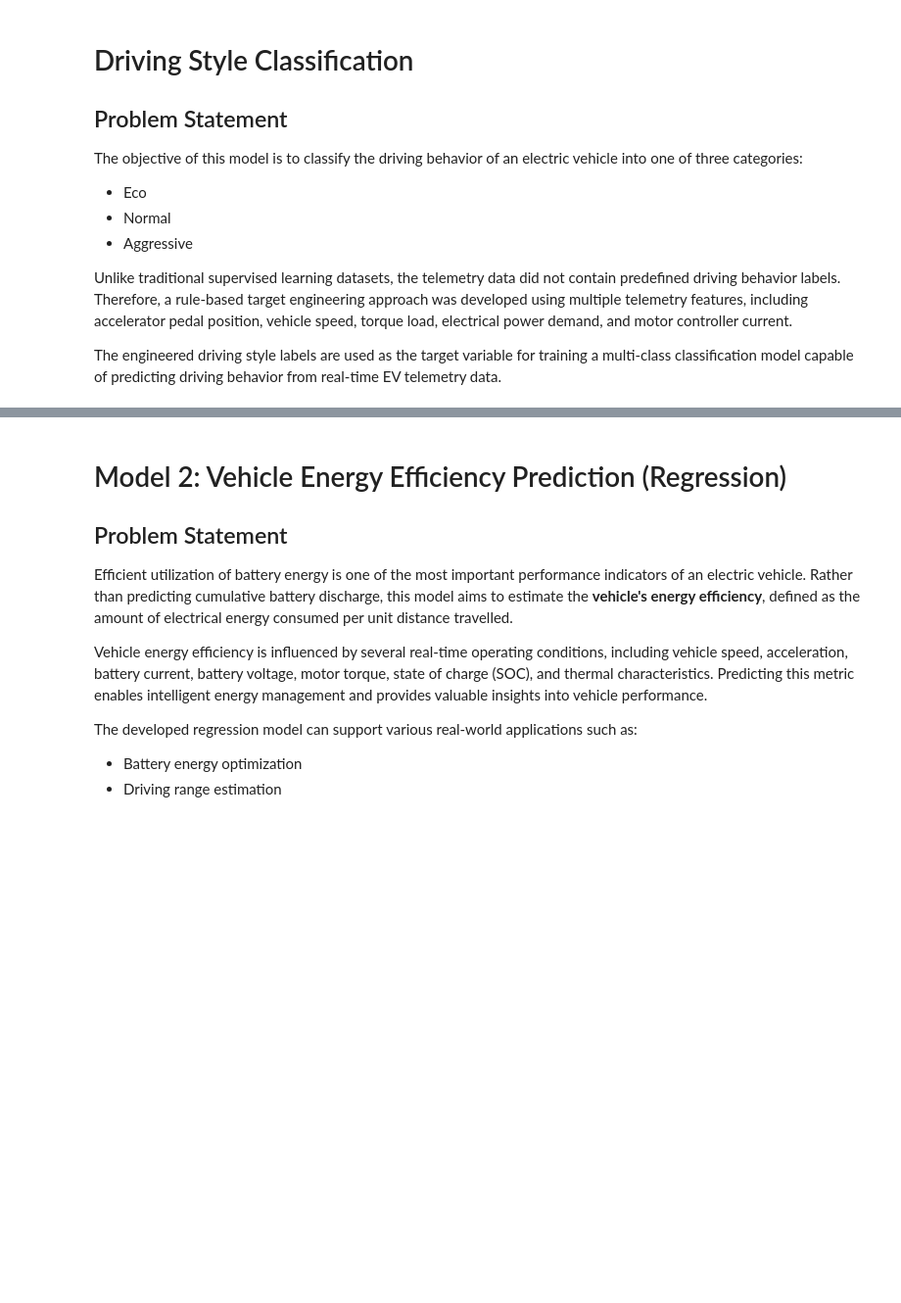
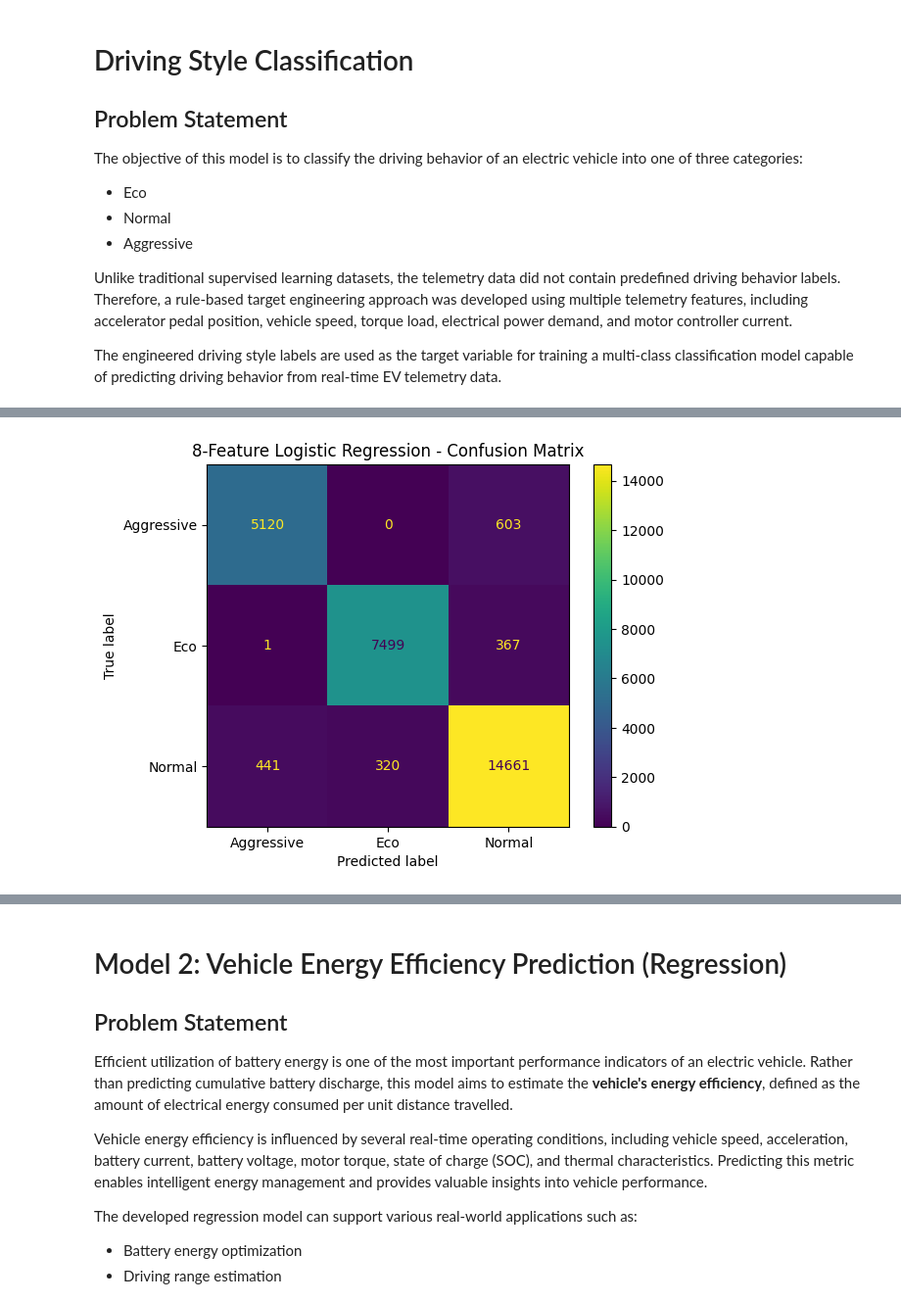
Before and after one commit to Shrawani-DS/ev-intelligence-system, a Jupyter notebook: notebook/ev_analysis.ipynb, the cells around one changed output, grey strips where cells are left out. Shown at 98% size. Cells and saved outputs as stored; diff of their text form; code cells hidden in the pictures; blank space fills up the shorter version.

```diff
--- a/notebook/ev_analysis.ipynb
+++ b/notebook/ev_analysis.ipynb
@@ -1243,0 +1338,15 @@ df["Total_Discharge_energy"].diff().describe()
+# %%
+# Train Logistic Regression - 8 Features
+
+
+lr_8 = LogisticRegression(
+    max_iter=1000,
+    random_state=42
+)
+
+lr_8.fit(
+    X8_train_scaled,
+    y_train
+)
+
+print("8-feature Logistic Regression training completed.")
@@ -1243,0 +1372,56 @@ df["Total_Discharge_energy"].diff().describe()
+# %%
+# Generate predictions
+
+
+y_pred_lr8 = lr_8.predict(X8_test_scaled)
+
+
+# ---------------------------------------------
+# Accuracy
+# ---------------------------------------------
+
+accuracy_lr8 = accuracy_score(y_test, y_pred_lr8)
+
+print("8-Feature Logistic Regression Accuracy:")
+print(accuracy_lr8)
+
+
+# ---------------------------------------------
+# Classification Report
+# ---------------------------------------------
+
+print("\nClassification Report:\n")
+
+print(
+    classification_report(
+        y_test,
+        y_pred_lr8
+    )
+)
+
+
+# ---------------------------------------------
+# Confusion Matrix
+# ---------------------------------------------
+
+cm_lr8 = confusion_matrix(
+    y_test,
+    y_pred_lr8
+)
+
+print("\nConfusion Matrix:\n")
+print(cm_lr8)
+
+
+# ---------------------------------------------
+# Confusion Matrix Visualization
+# ---------------------------------------------
+
+ConfusionMatrixDisplay(
+    confusion_matrix=cm_lr8,
+    display_labels=lr_8.classes_
+).plot()
+
+plt.title("8-Feature Logistic Regression - Confusion Matrix")
+plt.show()
+# %% [output]
@@ -1243,0 +1445 @@ df["Total_Discharge_energy"].diff().describe()
+[figure, added]
```
Also changed, not shown: parts of 182 cells of this notebook.
